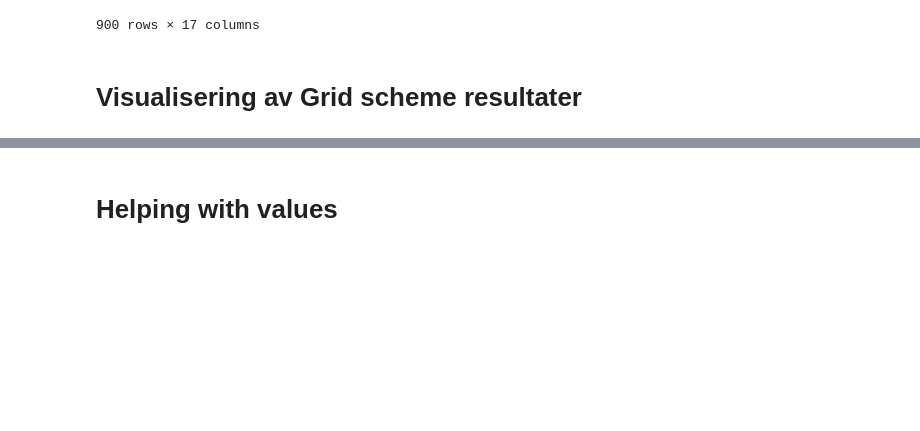
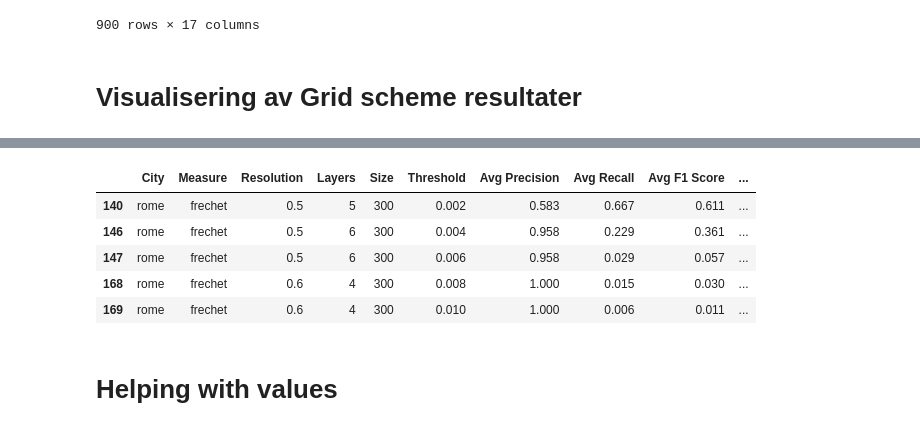
Before and after one commit to eivindmidtbo/masteroppgave, a Jupyter notebook: read_results_grid.ipynb, the cells around one changed output, grey strips where cells are left out. Saved outputs shown, nothing was run; the diff lists cells and outputs as text; code cells hidden in the pictures; blank space fills up the shorter version.

```diff
--- a/read_results_grid.ipynb
+++ b/read_results_grid.ipynb
@@ -179,3 +260,18 @@ for res in resolutions:
+# %%
+import pandas as pd
+
+
+# Get the index of the row with max precision for each threshold
+idx_prec = df.groupby("Threshold")["Avg Precision"].idxmax()
+best_precision_per_threshold = df.loc[idx_prec].sort_values("Threshold")
+best_precision_per_threshold
+# %% [output]
+|  | City | Measure | Resolution | Layers | Size | Threshold | Avg Precision | Avg Recall | Avg F1 Score | ... |
+| 140 | rome | frechet | 0.5 | 5 | 300 | 0.002 | 0.583 | 0.667 | 0.611 | ... |
+| 146 | rome | frechet | 0.5 | 6 | 300 | 0.004 | 0.958 | 0.229 | 0.361 | ... |
+| 147 | rome | frechet | 0.5 | 6 | 300 | 0.006 | 0.958 | 0.029 | 0.057 | ... |
+| 168 | rome | frechet | 0.6 | 4 | 300 | 0.008 | 1.000 | 0.015 | 0.030 | ... |
+| 169 | rome | frechet | 0.6 | 4 | 300 | 0.010 | 1.000 | 0.006 | 0.011 | ... |
 # %% [markdown]
 # Helping with values
 # %%
```
Also changed, not shown: parts of 7 cells of this notebook, 3 other files.
